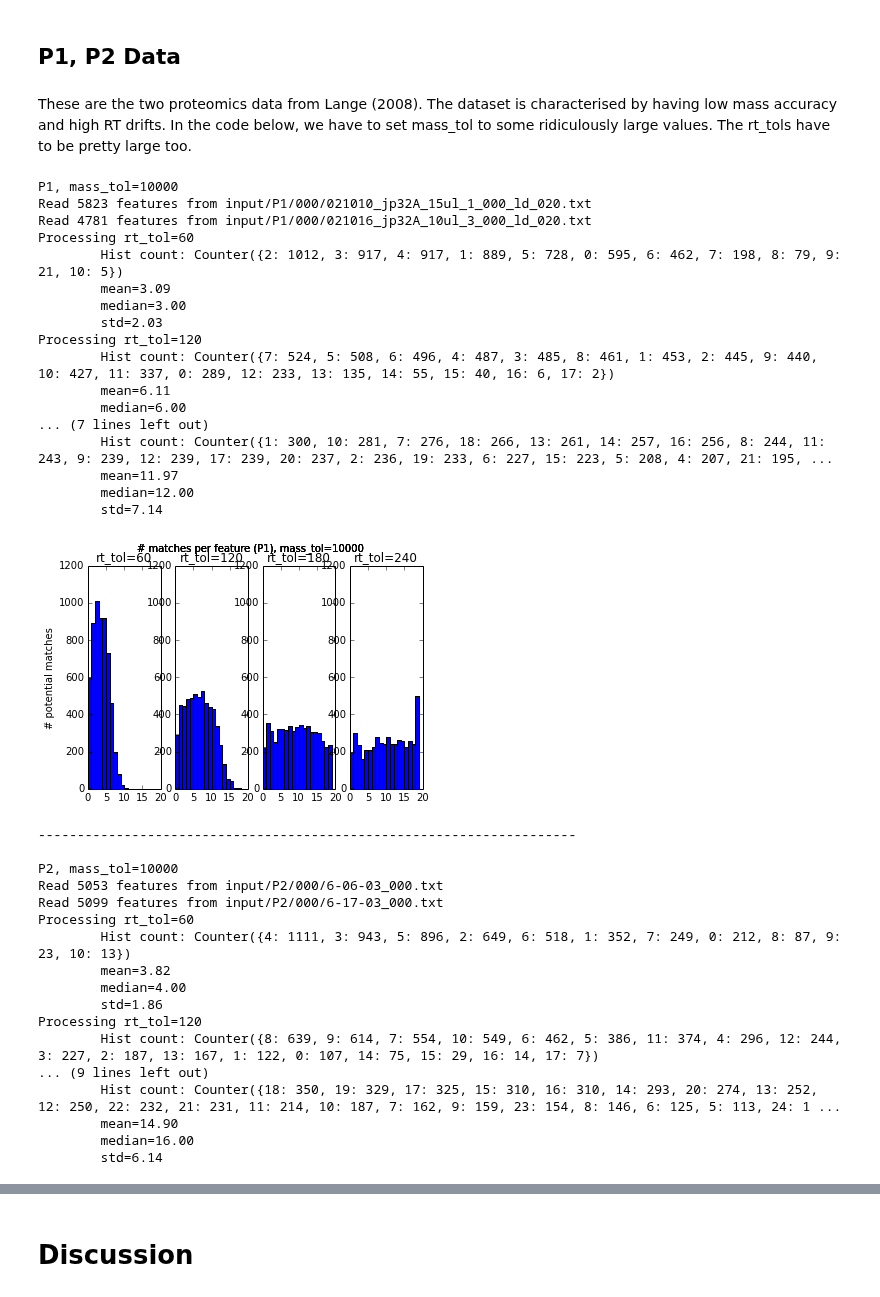
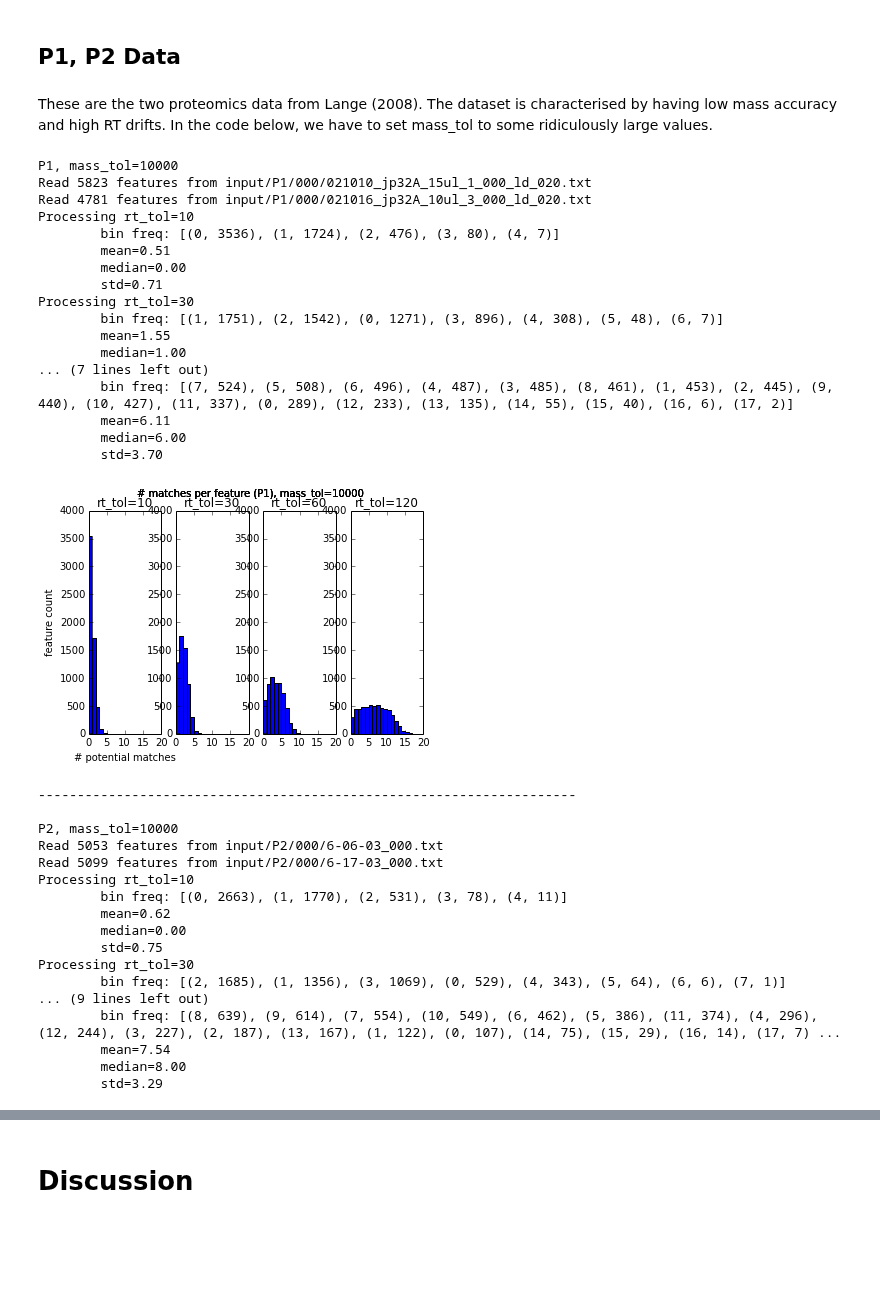
Before and after one commit to sdrogers/metabolomics_tools, a Jupyter notebook: alignment/check_potential_matching.ipynb, the cells around one changed output, grey strips where cells are left out. Cells and saved outputs as stored; diff of their text form; code cells hidden in the pictures; blank space fills up the shorter version.

```diff
--- a/alignment/check_potential_matching.ipynb
+++ b/alignment/check_potential_matching.ipynb
@@ -29,7 +29,7 @@ from collections import Counter
 Welcome to pylab, a matplotlib-based Python environment [backend: module://IPython.zmq.pylab.backend_inline].
 For more information, type 'help(pylab)'.
 # %%
-def make_boxplot(filenames, mass_tol, rt_tols, title):
+def make_boxplot(filenames, mass_tol, rt_tols, title, highest_bin):
 
     # load the data
     loader = models.FileLoader()
@@ -61,16 +61,17 @@ def make_boxplot(filenames, mass_tol, rt_tols, title):
         # share the axis for subplots
         if ax1 is None:
             ax1 = plt.subplot(1, len(rt_tols), t+1)
-            plt.ylabel('# potential matches')
+            plt.xlabel('# potential matches')
+            plt.ylabel('feature count')
         else:
             plt.subplot(1, len(rt_tols), t+1, sharex=ax1, sharey=ax1)
 
         # plt.boxplot(num_matches)
         # plt.xticks([1], ['Features'])
-        plt.hist(num_matches, bins=range(20))
+        plt.hist(num_matches, bins=range(highest_bin))
         c = Counter()
         c.update(num_matches)
-        print "\tMost common hist count: " + str(c.most_common(100))
+        print "\tbin freq: " + str(c.most_common(100))
 
         plt.title('rt_tol=' + str(rt_tol))
         mean = np.mean(np.array(num_matches))
@@ -229,7 +246,7 @@ We see with in general, most peaks in the first file have 1 - 2 matches on the o
 # %% [markdown]
 ## P1, P2 Data
 # %% [markdown]
-These are the two proteomics data from Lange (2008). The dataset is characterised by having low mass accuracy and high RT drifts. In the code below, we have to set mass_tol to some ridiculously large values. The rt_tols have to be pretty large too.
+These are the two proteomics data from Lange (2008). The dataset is characterised by having low mass accuracy and high RT drifts. In the code below, we have to set mass_tol to some ridiculously large values.
 # %%
 '''
 based on inspection of the ground truth,
@@ -241,63 +258,63 @@ e.g.
 843.657, 844.532, 844.813
 '''
 mass_tol = 10000
-rt_tols = [60, 120, 180, 240]
+rt_tols = [10, 30, 60, 120]
 
 # load P1
 basedir = 'input/P1/000'
 filenames = [
     basedir + '/021010_jp32A_15ul_1_000_ld_020.txt',
     basedir + '/021016_jp32A_10ul_3_000_ld_020.txt'
 ]
 label = "P1"
 print label + ", mass_tol=" + str(mass_tol)
-make_boxplot(filenames, mass_tol, rt_tols, label)
+make_boxplot(filenames, mass_tol, rt_tols, label, 20)
 print '---------------------------------------------------------------------'
 print
 
 # load P2
 basedir = 'input/P2/000'
 filenames = [
     basedir + '/6-06-03_000.txt',
     basedir + '/6-17-03_000.txt'
 ]
 label = "P2"
 print label + ", mass_tol=" + str(mass_tol)
-make_boxplot(filenames, mass_tol, rt_tols, label)
+make_boxplot(filenames, mass_tol, rt_tols, label, 20)
 print
 # %% [output]
 P1, mass_tol=10000
 Read 5823 features from input/P1/000/021010_jp32A_15ul_1_000_ld_020.txt
 Read 4781 features from input/P1/000/021016_jp32A_10ul_3_000_ld_020.txt
-Processing rt_tol=60
-        Hist count: Counter({2: 1012, 3: 917, 4: 917, 1: 889, 5: 728, 0: 595, 6: 462, 7: 198, 8: 79, 9: 21, 10: 5})
-        mean=3.09
-        median=3.00
-        std=2.03
-Processing rt_tol=120
-        Hist count: Counter({7: 524, 5: 508, 6: 496, 4: 487, 3: 485, 8: 461, 1: 453, 2: 445, 9: 440, 10: 427, 11: 337, 0: 289, 12: 233, 13: 135, 14: 55, 15: 40, 16: 6, 17: 2})
+Processing rt_tol=10
+        bin freq: [(0, 3536), (1, 1724), (2, 476), (3, 80), (4, 7)]
+        mean=0.51
+        median=0.00
+        std=0.71
+Processing rt_tol=30
+        bin freq: [(1, 1751), (2, 1542), (0, 1271), (3, 896), (4, 308), (5, 48), (6, 7)]
+        mean=1.55
+        median=1.00
+... (7 lines left out)
+        bin freq: [(7, 524), (5, 508), (6, 496), (4, 487), (3, 485), (8, 461), (1, 453), (2, 445), (9, 440), (10, 427), (11, 337), (0, 289), (12, 233), (13, 135), (14, 55), (15, 40), (16, 6), (17, 2)]
         mean=6.11
         median=6.00
-... (7 lines left out)
-        Hist count: Counter({1: 300, 10: 281, 7: 276, 18: 266, 13: 261, 14: 257, 16: 256, 8: 244, 11: 243, 9: 239, 12: 239, 17: 239, 20: 237, 2: 236, 19: 233, 6: 227, 15: 223, 5: 208, 4: 207, 21: 195, ...
-        mean=11.97
-        median=12.00
-        std=7.14
+        std=3.70
-[figure, old version]
+[figure, new version]
 ---------------------------------------------------------------------
 
 P2, mass_tol=10000
 Read 5053 features from input/P2/000/6-06-03_000.txt
 Read 5099 features from input/P2/000/6-17-03_000.txt
-Processing rt_tol=60
-        Hist count: Counter({4: 1111, 3: 943, 5: 896, 2: 649, 6: 518, 1: 352, 7: 249, 0: 212, 8: 87, 9: 23, 10: 13})
-        mean=3.82
-        median=4.00
-        std=1.86
-Processing rt_tol=120
-        Hist count: Counter({8: 639, 9: 614, 7: 554, 10: 549, 6: 462, 5: 386, 11: 374, 4: 296, 12: 244, 3: 227, 2: 187, 13: 167, 1: 122, 0: 107, 14: 75, 15: 29, 16: 14, 17: 7})
+Processing rt_tol=10
+        bin freq: [(0, 2663), (1, 1770), (2, 531), (3, 78), (4, 11)]
+        mean=0.62
+        median=0.00
+        std=0.75
+Processing rt_tol=30
+        bin freq: [(2, 1685), (1, 1356), (3, 1069), (0, 529), (4, 343), (5, 64), (6, 6), (7, 1)]
 ... (9 lines left out)
-        Hist count: Counter({18: 350, 19: 329, 17: 325, 15: 310, 16: 310, 14: 293, 20: 274, 13: 252, 12: 250, 22: 232, 21: 231, 11: 214, 10: 187, 7: 162, 9: 159, 23: 154, 8: 146, 6: 125, 5: 113, 24: 1 ...
-        mean=14.90
-        median=16.00
-        std=6.14
+        bin freq: [(8, 639), (9, 614), (7, 554), (10, 549), (6, 462), (5, 386), (11, 374), (4, 296), (12, 244), (3, 227), (2, 187), (13, 167), (1, 122), (0, 107), (14, 75), (15, 29), (16, 14), (17, 7) ...
+        mean=7.54
+        median=8.00
+        std=3.29
```
Also changed, not shown: parts of 10 cells of this notebook, 1 other file.
